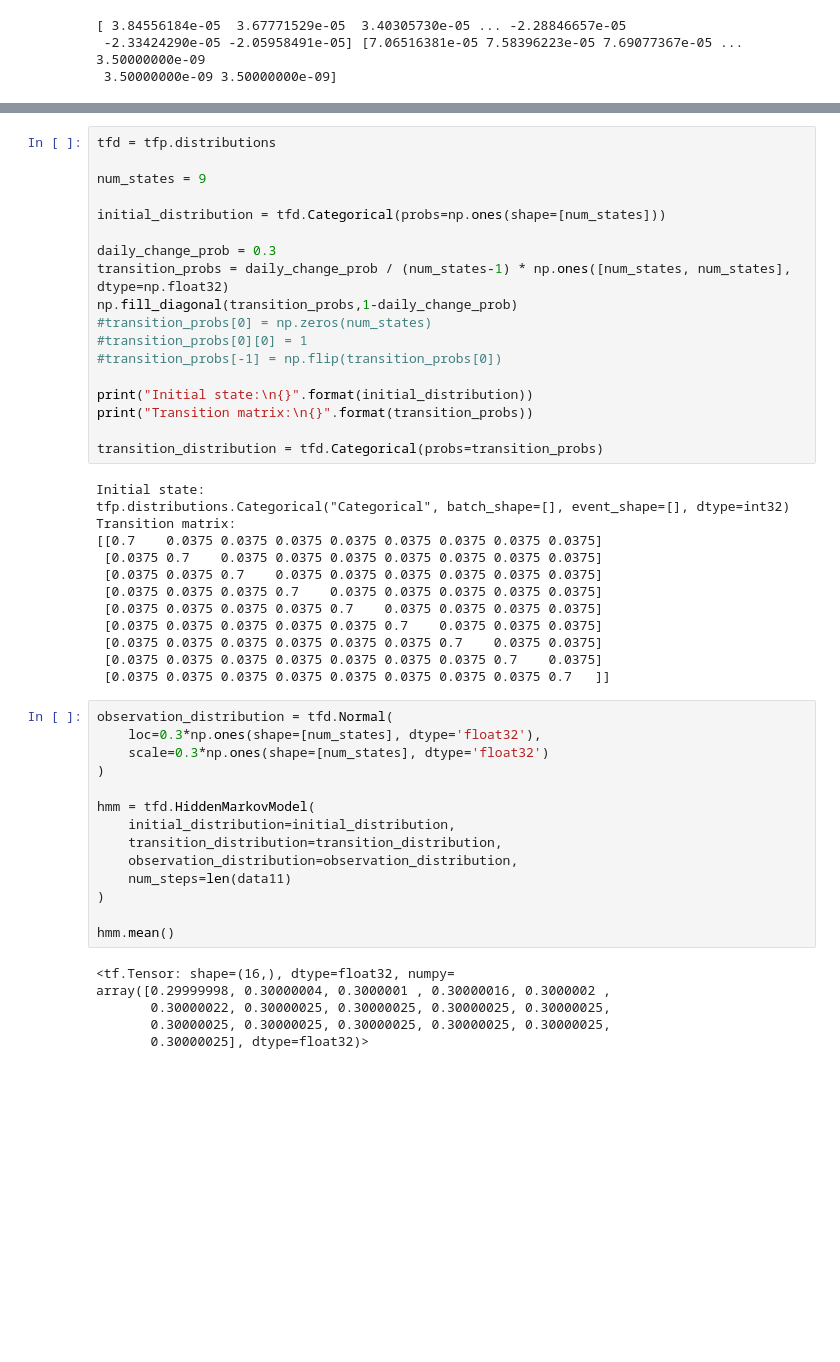
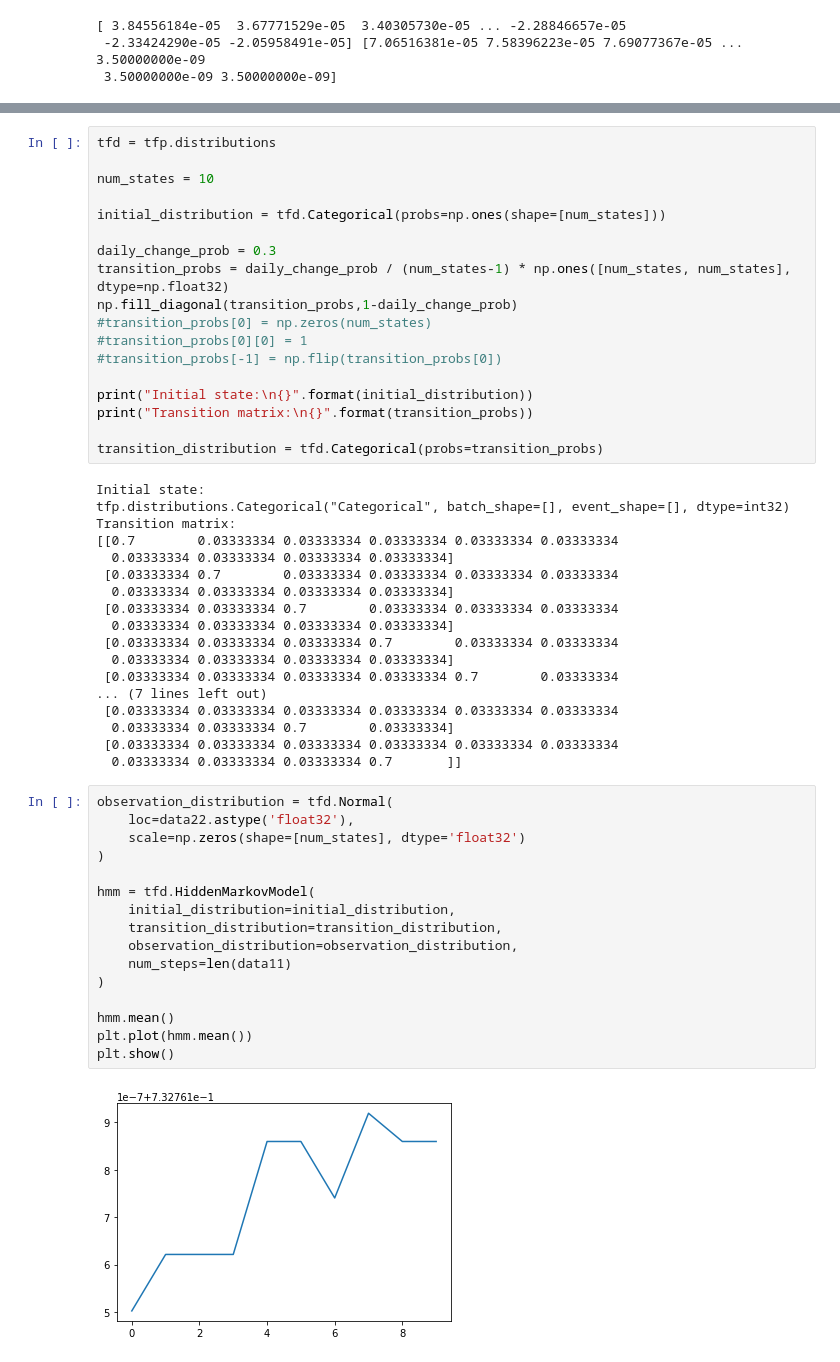
Before and after one commit to ishanchadha01/eeg-ml, a Jupyter notebook: project/arhmm/arhmm.ipynb, the cells around one changed output, grey strips where cells are left out. Drawn from its saved outputs; the diff is of its cells as text; blank space fills up the shorter version.

```diff
--- a/project/arhmm/arhmm.ipynb
+++ b/project/arhmm/arhmm.ipynb
@@ -51,7 +47,7 @@ print(data11, data22)
 # %%
 tfd = tfp.distributions
 
-num_states = 9
+num_states = 10
 
 initial_distribution = tfd.Categorical(probs=np.ones(shape=[num_states]))
 
@@ -70,33 +66,36 @@ transition_distribution = tfd.Categorical(probs=transition_probs)
 Initial state:
 tfp.distributions.Categorical("Categorical", batch_shape=[], event_shape=[], dtype=int32)
 Transition matrix:
-[[0.7    0.0375 0.0375 0.0375 0.0375 0.0375 0.0375 0.0375 0.0375]
- [0.0375 0.7    0.0375 0.0375 0.0375 0.0375 0.0375 0.0375 0.0375]
- [0.0375 0.0375 0.7    0.0375 0.0375 0.0375 0.0375 0.0375 0.0375]
- [0.0375 0.0375 0.0375 0.7    0.0375 0.0375 0.0375 0.0375 0.0375]
- [0.0375 0.0375 0.0375 0.0375 0.7    0.0375 0.0375 0.0375 0.0375]
- [0.0375 0.0375 0.0375 0.0375 0.0375 0.7    0.0375 0.0375 0.0375]
- [0.0375 0.0375 0.0375 0.0375 0.0375 0.0375 0.7    0.0375 0.0375]
- [0.0375 0.0375 0.0375 0.0375 0.0375 0.0375 0.0375 0.7    0.0375]
- [0.0375 0.0375 0.0375 0.0375 0.0375 0.0375 0.0375 0.0375 0.7   ]]
+[[0.7        0.03333334 0.03333334 0.03333334 0.03333334 0.03333334
+  0.03333334 0.03333334 0.03333334 0.03333334]
+ [0.03333334 0.7        0.03333334 0.03333334 0.03333334 0.03333334
+  0.03333334 0.03333334 0.03333334 0.03333334]
+ [0.03333334 0.03333334 0.7        0.03333334 0.03333334 0.03333334
+  0.03333334 0.03333334 0.03333334 0.03333334]
+ [0.03333334 0.03333334 0.03333334 0.7        0.03333334 0.03333334
+  0.03333334 0.03333334 0.03333334 0.03333334]
+ [0.03333334 0.03333334 0.03333334 0.03333334 0.7        0.03333334
+... (7 lines left out)
+ [0.03333334 0.03333334 0.03333334 0.03333334 0.03333334 0.03333334
+  0.03333334 0.03333334 0.7        0.03333334]
+ [0.03333334 0.03333334 0.03333334 0.03333334 0.03333334 0.03333334
+  0.03333334 0.03333334 0.03333334 0.7       ]]
 # %%
 observation_distribution = tfd.Normal(
-    loc=0.3*np.ones(shape=[num_states], dtype='float32'),
-    scale=0.3*np.ones(shape=[num_states], dtype='float32')
+    loc=data22.astype('float32'),
+    scale=np.zeros(shape=[num_states], dtype='float32')
 )
 
 hmm = tfd.HiddenMarkovModel(
     initial_distribution=initial_distribution,
     transition_distribution=transition_distribution,
     observation_distribution=observation_distribution,
     num_steps=len(data11)
 )
 
 hmm.mean()
+plt.plot(hmm.mean())
+plt.show()
 # %% [output]
-<tf.Tensor: shape=(16,), dtype=float32, numpy=
-array([0.29999998, 0.30000004, 0.3000001 , 0.30000016, 0.3000002 ,
-       0.30000022, 0.30000025, 0.30000025, 0.30000025, 0.30000025,
-       0.30000025, 0.30000025, 0.30000025, 0.30000025, 0.30000025,
-       0.30000025], dtype=float32)>
+[figure, added]
 # %%
```
Also changed, not shown: parts of 4 cells of this notebook, 6 other files.
